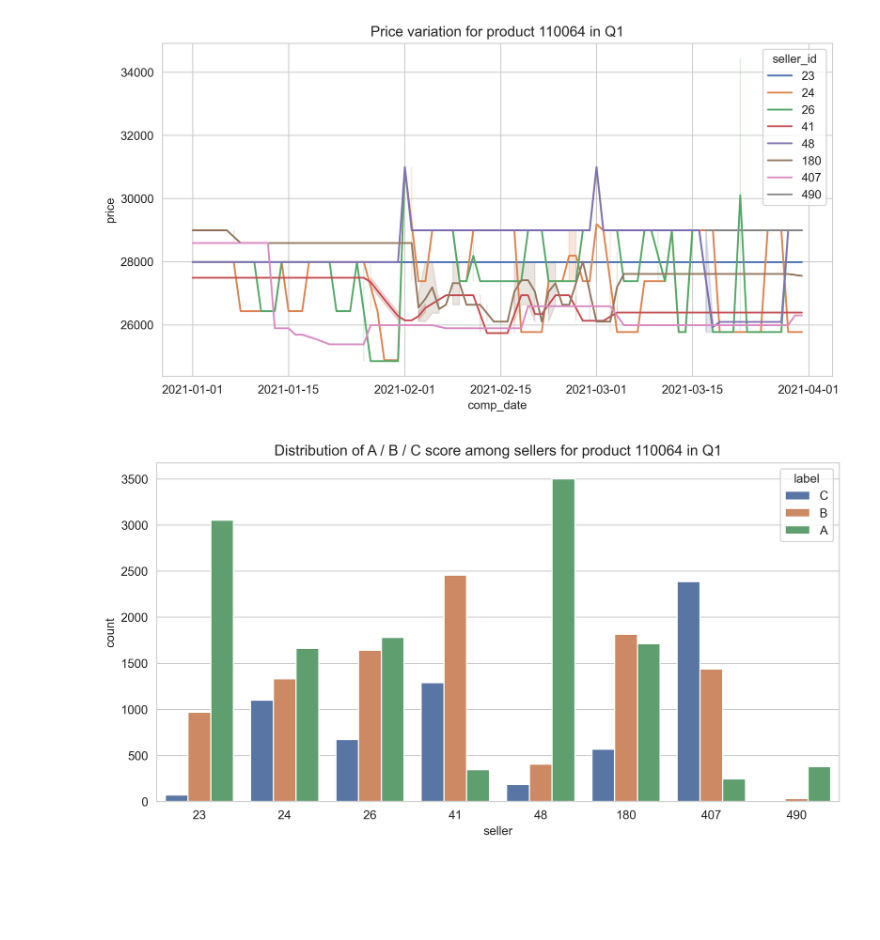
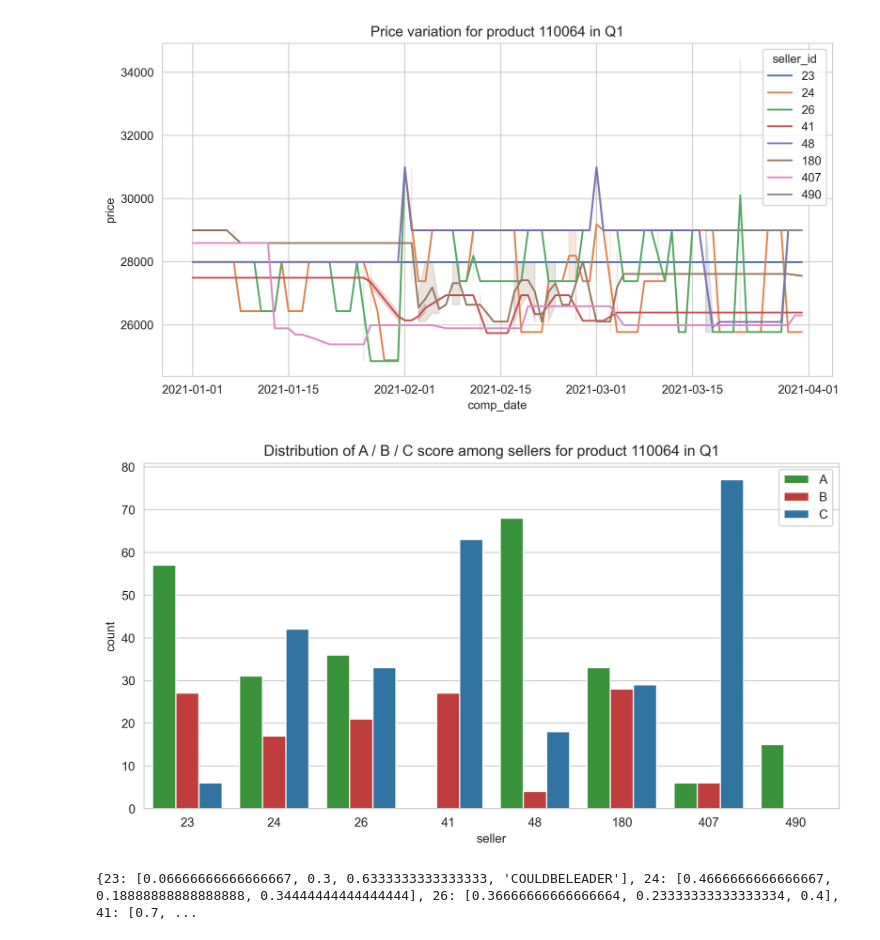
Before and after one commit to vincenzojrs/Alkemy-Spark-Project, a Jupyter notebook: price_analysis/price_analysis.ipynb, the cells around one changed output. Cells and saved outputs as stored; diff of their text form; code cells hidden in the pictures; blank space fills up the shorter version.

```diff
--- a/price_analysis/price_analysis.ipynb
+++ b/price_analysis/price_analysis.ipynb
@@ -18,7 +18,11 @@ df['enc_comp_date'] = enc.fit_transform(df['comp_date'])
 df["comp_date"] =  pd.to_datetime(df["comp_date"], format = "%Y/%m/%d")
 df["quarter"] = df.comp_date.dt.quarter
 # %%
-def price_analysis(product_id, quarter):
+# Detect the relationship between each seller's price for a given product every day, and the max price of the other's sellers.
+# The higher the difference, the bigger the chance to get an A -> "LEADER"
+# More A you have, the bigger the change to be considered a leader or a seller which has a max price strategy
+
+def leader_detection(product_id, quarter):
 
     # Filter the dataset
     df_1 = df[(df.product_id == product_id) & (df.quarter == quarter)]
@@ -32,11 +36,12 @@ def price_analysis(product_id, quarter):
     dataf = pd.DataFrame()
 
     windows = {1: 'daily'
-               , 2: 'bidaily'
-               , 3: 'tridaily'
-               , 7: 'weekly'
-               , 15: 'biweekly'
-               , 30: 'monthly'}
+#               , 2: 'bidaily'
+#               , 3: 'tridaily'
+#               , 7: 'weekly'
+#               , 15: 'biweekly'
+#               , 30: 'monthly'
+               }
 
     # For each day:
     for day in df_1['enc_comp_date'].unique():
@@ -63,33 +68,52 @@ def price_analysis(product_id, quarter):
             dataf = pd.concat([dataf, pd.DataFrame([lst])])
 
     dataf.rename(columns = {0: 'day', 1: 'seller', 2: 'difference'}, inplace = True)
 
     # For each window size, cut the dataset every day, every two days, every week etc...
     dfs = []
     for window in windows:
       L = [g for k, g in dataf.groupby('day')]
       dfs.extend([pd.concat(L[i:i+window]) for i in range(0, len(L)-window+1)])
 
     # Calculate the label on each dataset which are cut: A = leader, B = competitor, C = loser
     for i in range(len(dfs)):
         dfs[i]['label'] = pd.cut(dfs[i]['difference'], 3, labels = ['C', 'B', 'A'])
 
     # Create a dataframe which contains the occurrences of all the dataset created above, per seller, per label ABC
     data_frame = pd.DataFrame()
     for i in range(len(dfs)):
         data_frame = pd.concat([data_frame, dfs[i].drop(['day', 'difference'], axis = 1)])
 
     data_frame = data_frame.groupby(by = ['seller', 'label']).size().reset_index()
     data_frame.rename(columns = {0 : 'count'}, inplace = True)
 
     # Plot the distribution
     plt.figure(figsize=(10, 5), dpi = 300)
     sns.set_style("whitegrid")
-    sns.barplot(data = data_frame, x = 'seller', y = 'count', hue = 'label', palette = 'deep')\
+    sns.barplot(data = data_frame, x = 'seller', y = 'count', hue = 'label', palette = ['tab:green', 'tab:red', 'tab:blue'], hue_order=['A', 'B', 'C'])\
                     .set(title='Distribution of A / B / C score among sellers for product {} in Q{}'.format(product_id, quarter))
+    plt.legend()
     plt.show()
 
-variable = price_analysis(110064, 1)
+    # For each unique seller in the dataframe:
+    storage = dict()
+
+    # Calculate the percentage distribution of ABC
+    for seller in data_frame.seller.unique():
+        storage[seller] = data_frame.loc[data_frame['seller'] == seller, 'count'].tolist()
+
+    # Set some rules to detect the leader. If A > 55% then "COULD BE LEADER"
+    for i in storage:
+        total = sum(storage[i])
+        for j in range(len(storage[i])):
+            storage[i][j] = storage [i][j] / total
+        if storage[i][2] > 0.55:
+            storage[i].append('COULDBELEADER')
+
+    print(storage)
+
+leader_detection(110064, 1)
 # %% [output]
 [figure]
-[figure, old version]
+[figure, new version]
+{23: [0.06666666666666667, 0.3, 0.6333333333333333, 'COULDBELEADER'], 24: [0.4666666666666667, 0.18888888888888888, 0.34444444444444444], 26: [0.36666666666666664, 0.23333333333333334, 0.4], 41: [0.7, ...
```
Also changed, not shown: parts of 3 cells of this notebook.
